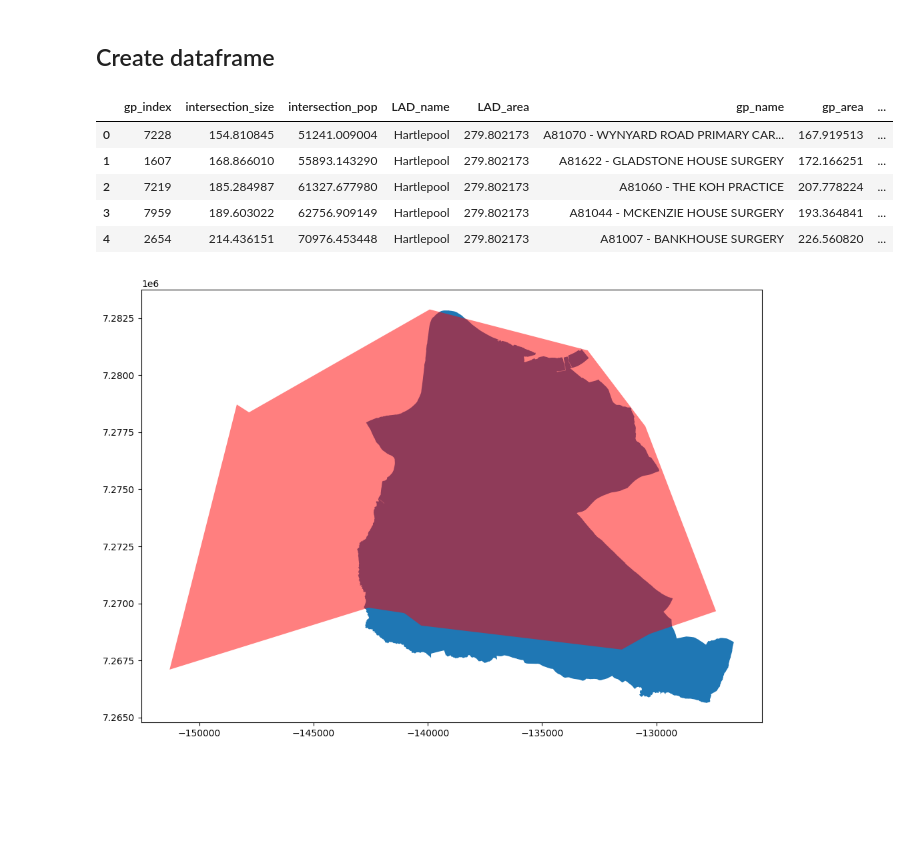
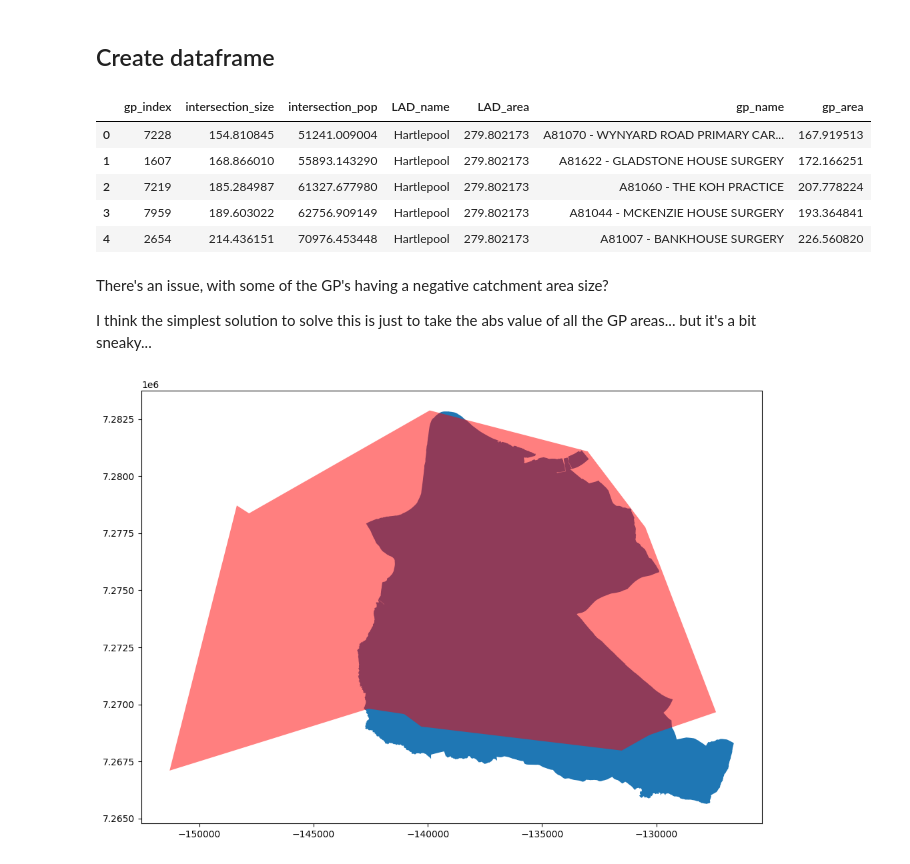
Before and after one commit to Bea-Taylor/DifDem_inequalities, a Jupyter notebook: nbs/core/02b_LAD_and_GP_intersections.ipynb, the cells around one changed output. Cells and saved outputs as stored; diff of their text form; code cells hidden in the pictures; blank space fills up the shorter version.

```diff
--- a/nbs/core/02b_LAD_and_GP_intersections.ipynb
+++ b/nbs/core/02b_LAD_and_GP_intersections.ipynb
@@ -241,13 +236,17 @@ LAD_GP_catchment_area_intersections = np.array(LAD_GP_catchment_area_intersectio
 def flatten_comprehension(matrix):
     return [item for row in matrix for item in row]
 # %%
-df_LAD_GP_pop = pd.DataFrame(flatten_comprehension(LAD_GP_catchment_area_intersections), columns=['gp_index', 'intersection_size', 'intersection_pop', 'LAD_name', 'LAD_area', 'gp_name', 'gp_area', 'percent_GP_in_LAD'])
+df_LAD_GP_pop = pd.DataFrame(flatten_comprehension(LAD_GP_catchment_area_intersections), columns=['gp_index', 'intersection_size', 'intersection_pop', 'LAD_name', 'LAD_area', 'gp_name', 'gp_area'])
 
 df_LAD_GP_pop.head()
 # %% [output]
-|  | gp_index | intersection_size | intersection_pop | LAD_name | LAD_area | gp_name | gp_area | ... |
-| 0 | 7228 | 154.810845 | 51241.009004 | Hartlepool | 279.802173 | A81070 - WYNYARD ROAD PRIMARY CAR... | 167.919513 | ... |
-| 1 | 1607 | 168.866010 | 55893.143290 | Hartlepool | 279.802173 | A81622 - GLADSTONE HOUSE SURGERY | 172.166251 | ... |
-| 2 | 7219 | 185.284987 | 61327.677980 | Hartlepool | 279.802173 | A81060 - THE KOH PRACTICE | 207.778224 | ... |
-| 3 | 7959 | 189.603022 | 62756.909149 | Hartlepool | 279.802173 | A81044 - MCKENZIE HOUSE SURGERY | 193.364841 | ... |
-| 4 | 2654 | 214.436151 | 70976.453448 | Hartlepool | 279.802173 | A81007 - BANKHOUSE SURGERY | 226.560820 | ... |
+|  | gp_index | intersection_size | intersection_pop | LAD_name | LAD_area | gp_name | gp_area |
+| 0 | 7228 | 154.810845 | 51241.009004 | Hartlepool | 279.802173 | A81070 - WYNYARD ROAD PRIMARY CAR... | 167.919513 |
+| 1 | 1607 | 168.866010 | 55893.143290 | Hartlepool | 279.802173 | A81622 - GLADSTONE HOUSE SURGERY | 172.166251 |
+| 2 | 7219 | 185.284987 | 61327.677980 | Hartlepool | 279.802173 | A81060 - THE KOH PRACTICE | 207.778224 |
+| 3 | 7959 | 189.603022 | 62756.909149 | Hartlepool | 279.802173 | A81044 - MCKENZIE HOUSE SURGERY | 193.364841 |
+| 4 | 2654 | 214.436151 | 70976.453448 | Hartlepool | 279.802173 | A81007 - BANKHOUSE SURGERY | 226.560820 |
+# %% [markdown]
+There's an issue, with some of the GP's having a negative catchment area size?
+
+I think the simplest solution to solve this is just to take the abs value of all the GP areas... but it's a bit sneaky...
```
Also changed, not shown: parts of 6 cells of this notebook, 1 other file.
